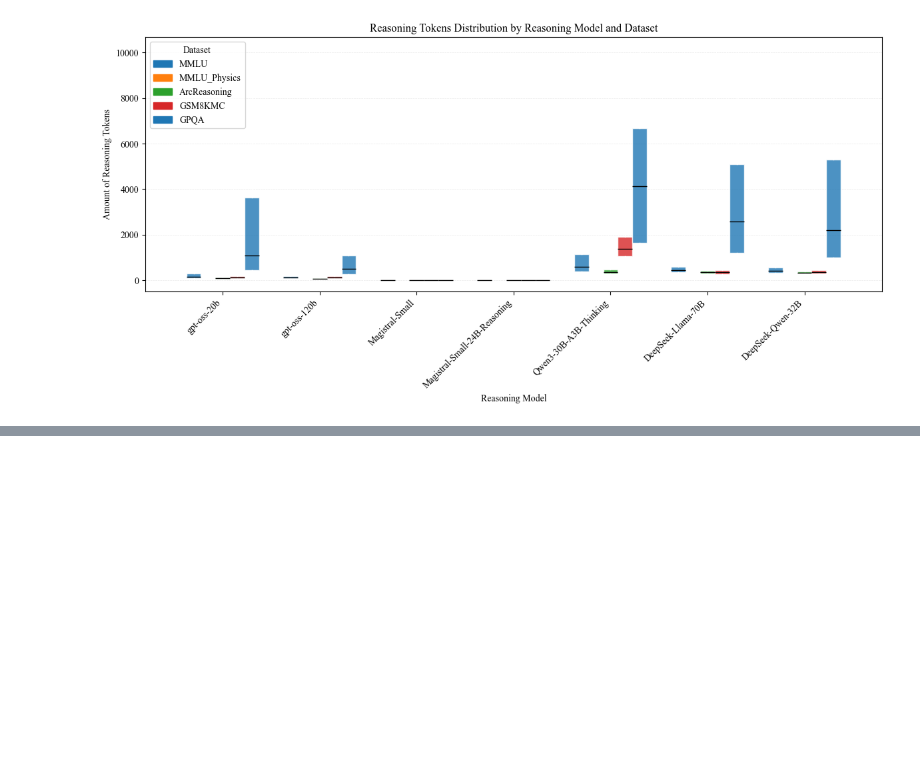
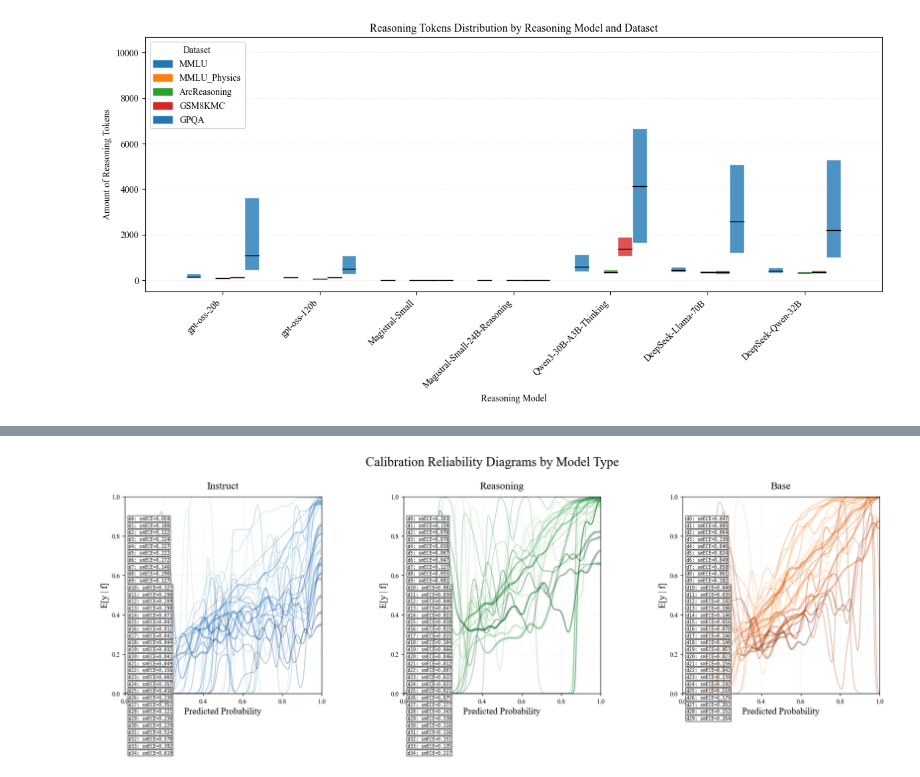
Before and after one commit to muelphil/llm-uncertainty-bench, a Jupyter notebook: llm-uncertainty-bench/label_prob_calibration/analysis.ipynb, the cells around one changed output, grey strips where cells are left out. Saved outputs shown, nothing was run; the diff lists cells and outputs as text; code cells hidden in the pictures; blank space fills up the shorter version.

```diff
--- a/llm-uncertainty-bench/label_prob_calibration/analysis.ipynb
+++ b/llm-uncertainty-bench/label_prob_calibration/analysis.ipynb
@@ -853,0 +1038,50 @@ NameError: name 'data' is not defined
+# %%
+# Calibrated reliability diagrams grouped by model type.
+# For each model type (base/instruct/reasoning) collect all relplot_diagram dicts
+# across every (dataset, model) pair and overlay them on a single axes.
+from util.multi_relplot import plot_multi_rel_diagram
+
+type_diagrams = {t: [] for t in ["instruct", "reasoning", "base"]}
+
+pname = "data_prompt_1"
+
+for dataset, model in product(all_datasets, models):
+    ds_id, m_id, m_type = dataset["id"], model["id"], model["type"]
+
+    entry = (cal_data.get(pname, {}).get(ds_id, {}).get(m_id) or {})
+    nc = entry.get("norm_chosen")
+    if nc is None or not isinstance(nc, dict):
+        continue
+    diagram = nc.get("relplot_diagram")
+    if diagram is not None and m_type in type_diagrams:
+        type_diagrams[m_type].append(diagram)
+
+color_map = {"base": "tab:orange", "instruct": "tab:blue", "reasoning": "tab:green"}
+
+cmap_map = {"base": "Oranges", "instruct": "Blues", "reasoning": "Greens"}
+
+fig, axes = plt.subplots(1, 3, figsize=(18, 6),
+                         subplot_kw={"aspect": "equal"})
+for ax, (m_type, diagrams) in zip(axes, type_diagrams.items()):
+    if len(diagrams) == 0:
+        ax.text(0.5, 0.5, "no data", ha="center", va="center",
+                transform=ax.transAxes, fontsize=14, color="grey")
+        ax.set_title(m_type.capitalize(), fontsize=16)
+        continue
+
+    fig_tmp, _ = plot_multi_rel_diagram(
+        diagrams, ax=ax, fig=fig, use_default_style=False,
+        color_cmap=cmap_map[m_type],
+        line_alpha=0.35, plot_diagonal=True, plot_ticks=False,
+        show_legend=False, ece_key='ce',
+    )
+    ax.set_title(m_type.capitalize(), fontsize=16, pad=12)
+    ax.set_xlabel("Predicted Probability", fontsize=14)
+    ax.set_ylabel("E[y | f]", fontsize=14)
+
+fig.suptitle("Calibration Reliability Diagrams by Model Type", fontsize=20, y=1.04)
+fig.tight_layout()
+plt.savefig(FIGURES_DIR / "calibration_by_model_type.svg", bbox_inches="tight")
+plt.show()
+# %% [output]
+[figure, added]
```
Also changed, not shown: parts of 6 cells of this notebook, 3 other files.
